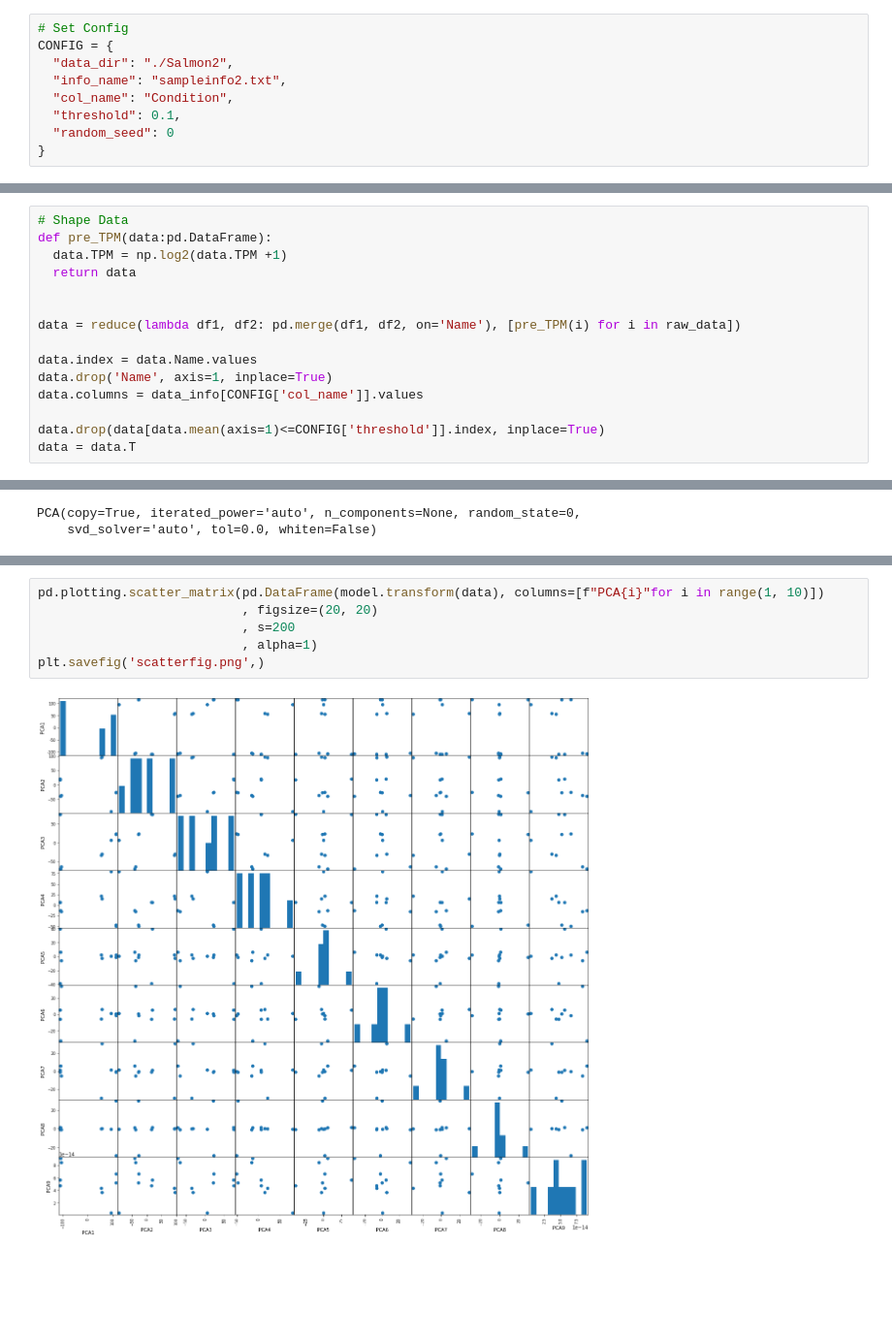
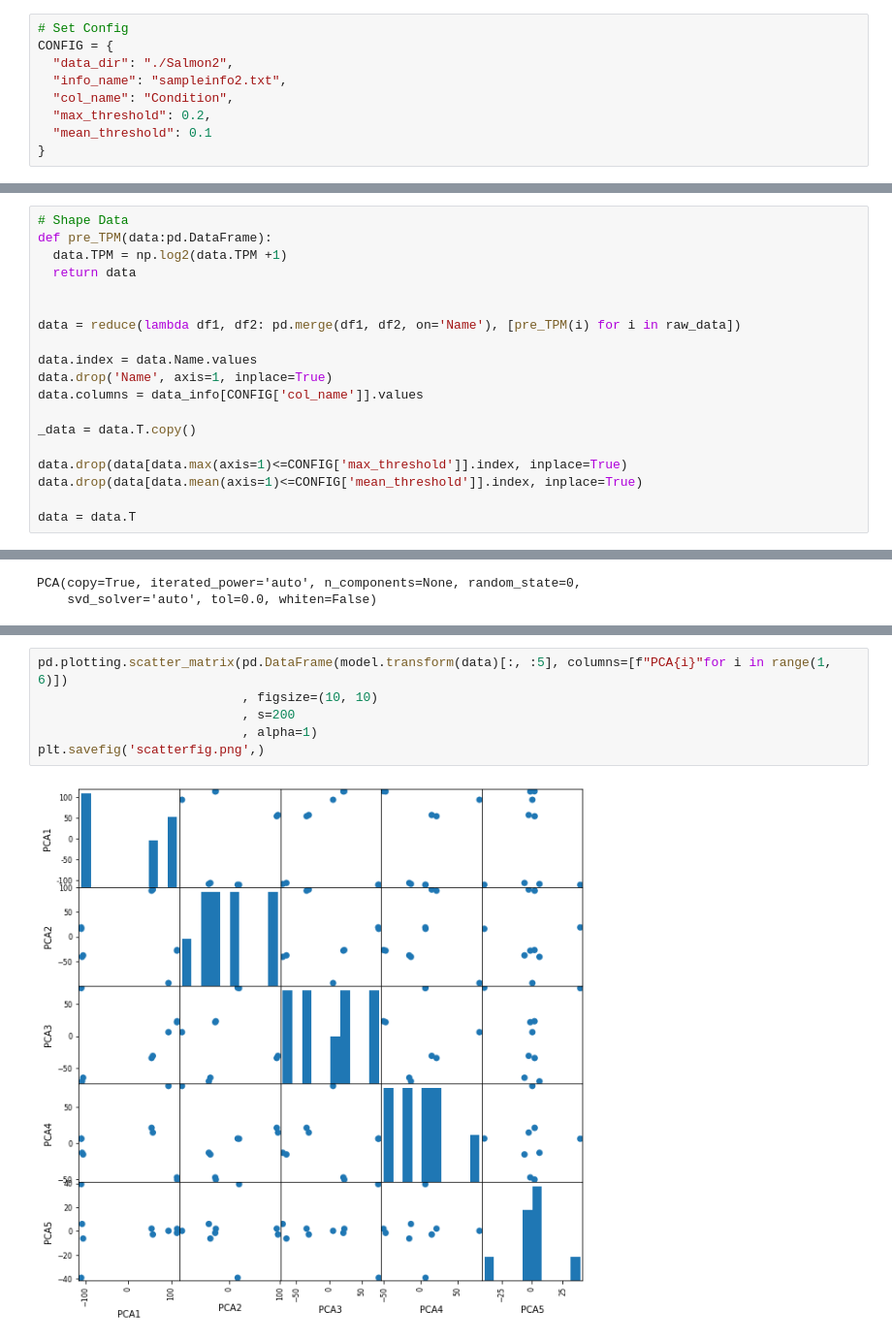
Before and after one commit to yo-aka-gene/rna-seq, a Jupyter notebook: RNAseq_pca.ipynb, the cells around one changed output, grey strips where cells are left out. Shown at 97% size. Drawn from its saved outputs; the diff is of its cells as text; blank space fills up the shorter version.

Commit message:
:recycle: PCA analyze with new threshold

```diff
--- a/RNAseq_pca.ipynb
+++ b/RNAseq_pca.ipynb
@@ -18,8 +18,8 @@ CONFIG = {
   "data_dir": "./Salmon2",
   "info_name": "sampleinfo2.txt",
   "col_name": "Condition",
-  "threshold": 0.1,
-  "random_seed": 0
+  "max_threshold": 0.2,
+  "mean_threshold": 0.1
 }
 # %%
 # Load Data
@@ -40,7 +40,11 @@ data.index = data.Name.values
 data.drop('Name', axis=1, inplace=True)
 data.columns = data_info[CONFIG['col_name']].values
 
-data.drop(data[data.mean(axis=1)<=CONFIG['threshold']].index, inplace=True)
+_data = data.T.copy()
+
+data.drop(data[data.max(axis=1)<=CONFIG['max_threshold']].index, inplace=True)
+data.drop(data[data.mean(axis=1)<=CONFIG['mean_threshold']].index, inplace=True)
+
 data = data.T
 # %%
 data
@@ -77,8 +115,8 @@ PCA(copy=True, iterated_power='auto', n_components=None, random_state=0,
 # %%
-pd.plotting.scatter_matrix(pd.DataFrame(model.transform(data), columns=[f"PCA{i}"for i in range(1, 10)])
-                           , figsize=(20, 20)
+pd.plotting.scatter_matrix(pd.DataFrame(model.transform(data)[:, :5], columns=[f"PCA{i}"for i in range(1, 6)])
+                           , figsize=(10, 10)
                            , s=200
                            , alpha=1)
 plt.savefig('scatterfig.png',)
 # %% [output]
-[figure, old version]
+[figure, new version]
```
Also changed, not shown: parts of 4 cells of this notebook, 1 other file.
